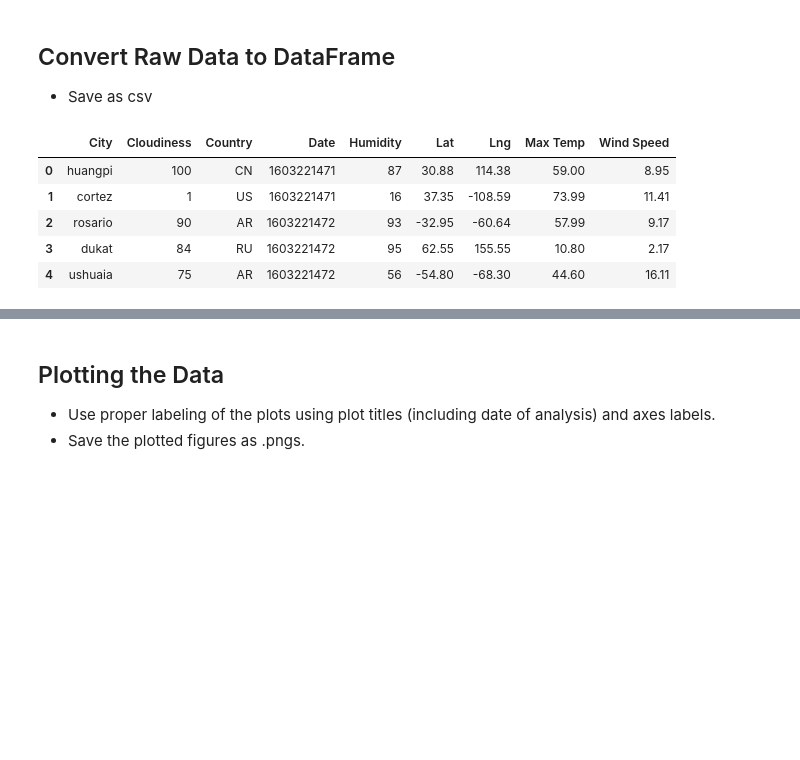
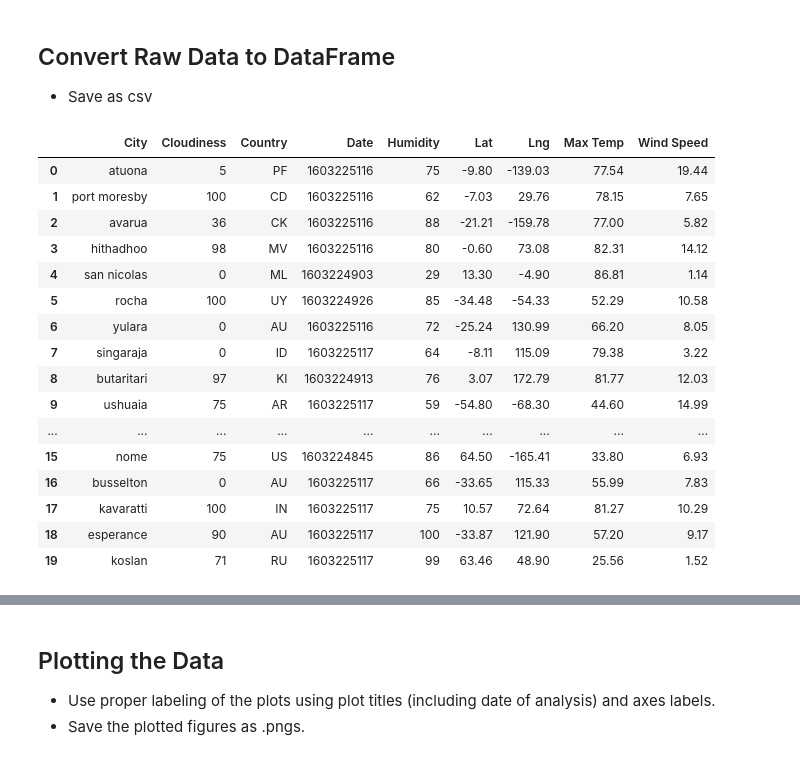
Before and after one commit to atemkuh/python-api-challenge, a Jupyter notebook: WeatherPy/WeatherPy.ipynb, the cells around one changed output, grey strips where cells are left out. Saved outputs shown, nothing was run; the diff lists cells and outputs as text; code cells hidden in the pictures; blank space fills up the shorter version.

Commit message:
weatherpy

```diff
--- a/WeatherPy/WeatherPy.ipynb
+++ b/WeatherPy/WeatherPy.ipynb
@@ -126,27 +127,38 @@ Data Retrieval Complete
 # %%
 # create a dictionary for establishing dataframe
 weather_dict = {
     "City":city_two,
     "Cloudiness":cloudinesses,
     "Country":countries,
     "Date":dates,
     "Humidity":humidities,
     "Lat":lats,
     "Lng":lngs,
     "Max Temp":max_temps,
     "Wind Speed":wind_speeds
 }
 weather_dict
 
 weather_dataframe = pd.DataFrame(weather_dict)
-weather_dataframe.head()
+weather_dataframe.head(20)
 # %% [output]
 |  | City | Cloudiness | Country | Date | Humidity | Lat | Lng | Max Temp | Wind Speed |
-| 0 | huangpi | 100 | CN | 1603221471 | 87 | 30.88 | 114.38 | 59.00 | 8.95 |
-| 1 | cortez | 1 | US | 1603221471 | 16 | 37.35 | -108.59 | 73.99 | 11.41 |
-| 2 | rosario | 90 | AR | 1603221472 | 93 | -32.95 | -60.64 | 57.99 | 9.17 |
-| 3 | dukat | 84 | RU | 1603221472 | 95 | 62.55 | 155.55 | 10.80 | 2.17 |
-| 4 | ushuaia | 75 | AR | 1603221472 | 56 | -54.80 | -68.30 | 44.60 | 16.11 |
+| 0 | atuona | 5 | PF | 1603225116 | 75 | -9.80 | -139.03 | 77.54 | 19.44 |
+| 1 | port moresby | 100 | CD | 1603225116 | 62 | -7.03 | 29.76 | 78.15 | 7.65 |
+| 2 | avarua | 36 | CK | 1603225116 | 88 | -21.21 | -159.78 | 77.00 | 5.82 |
+| 3 | hithadhoo | 98 | MV | 1603225116 | 80 | -0.60 | 73.08 | 82.31 | 14.12 |
+| 4 | san nicolas | 0 | ML | 1603224903 | 29 | 13.30 | -4.90 | 86.81 | 1.14 |
+| 5 | rocha | 100 | UY | 1603224926 | 85 | -34.48 | -54.33 | 52.29 | 10.58 |
+| 6 | yulara | 0 | AU | 1603225116 | 72 | -25.24 | 130.99 | 66.20 | 8.05 |
+| 7 | singaraja | 0 | ID | 1603225117 | 64 | -8.11 | 115.09 | 79.38 | 3.22 |
+| 8 | butaritari | 97 | KI | 1603224913 | 76 | 3.07 | 172.79 | 81.77 | 12.03 |
+| 9 | ushuaia | 75 | AR | 1603225117 | 59 | -54.80 | -68.30 | 44.60 | 14.99 |
+| ... | ... | ... | ... | ... | ... | ... | ... | ... | ... |
+| 15 | nome | 75 | US | 1603224845 | 86 | 64.50 | -165.41 | 33.80 | 6.93 |
+| 16 | busselton | 0 | AU | 1603225117 | 66 | -33.65 | 115.33 | 55.99 | 7.83 |
+| 17 | kavaratti | 100 | IN | 1603225117 | 75 | 10.57 | 72.64 | 81.27 | 10.29 |
+| 18 | esperance | 90 | AU | 1603225117 | 100 | -33.87 | 121.90 | 57.20 | 9.17 |
+| 19 | koslan | 71 | RU | 1603225117 | 99 | 63.46 | 48.90 | 25.56 | 1.52 |
 # %%
 
 # output data to csv
```
Also changed, not shown: parts of 20 cells of this notebook, 19 other files.
